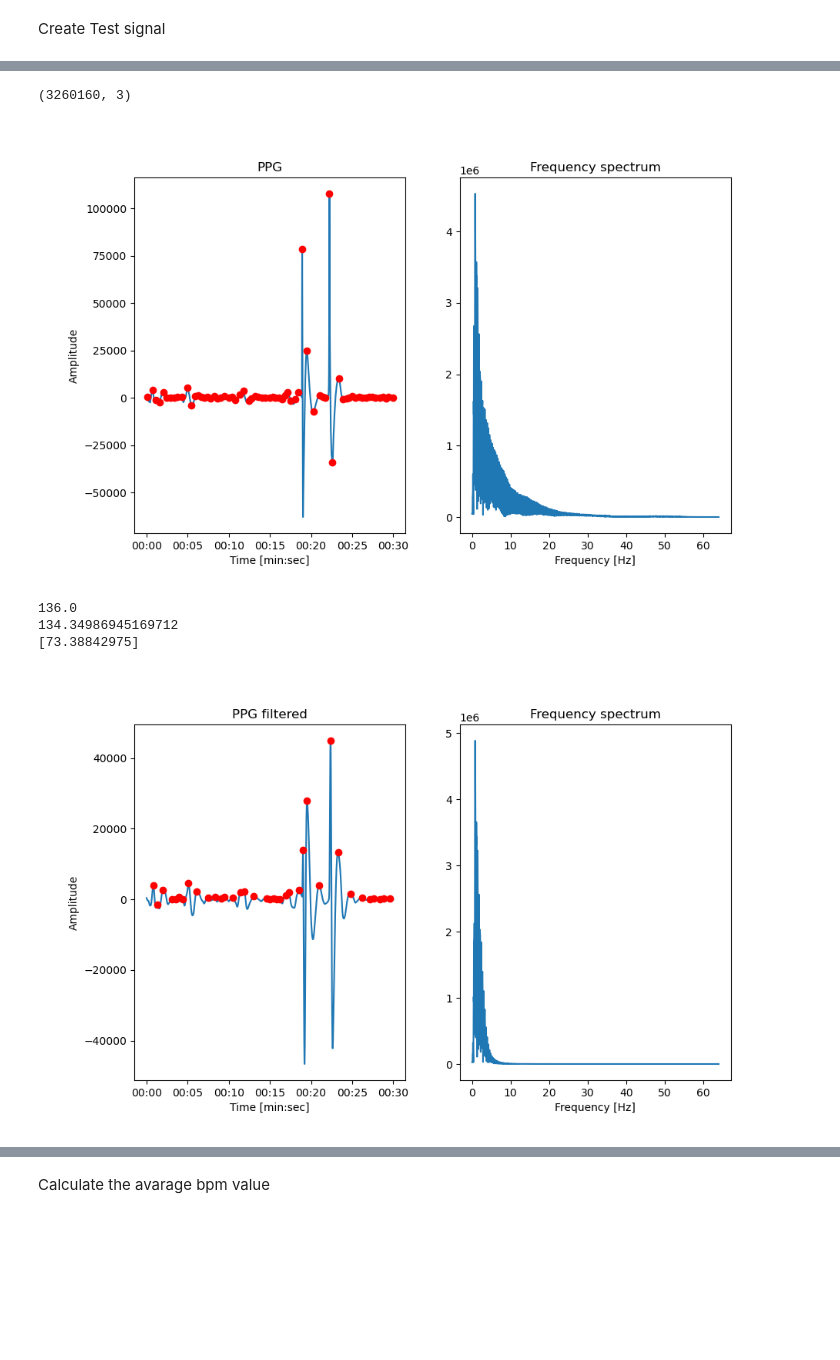
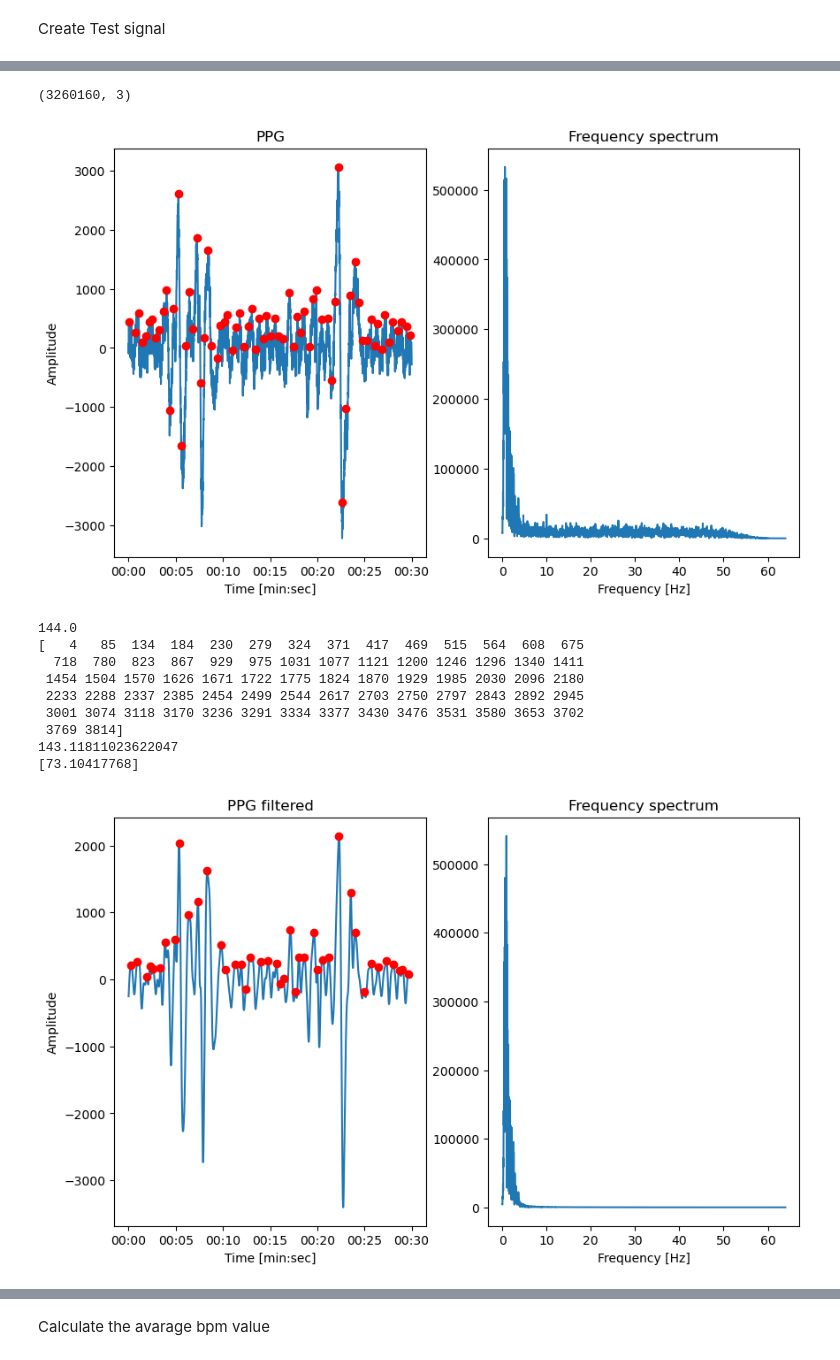
Before and after one commit to heden1/Heart-Rate-Estimation, a Jupyter notebook: groupXX_PPGHR.ipynb, the cells around one changed output, grey strips where cells are left out. Drawn from its saved outputs; the diff is of its cells as text; code cells hidden in the pictures; blank space fills up the shorter version.

```diff
--- a/groupXX_PPGHR.ipynb
+++ b/groupXX_PPGHR.ipynb
@@ -20,17 +13,20 @@ from scipy import fftpack
 # %%
 import os
 current_directory = os.getcwd()
+
 relative_path = "kaggle/input/24-exercise1/mhealth24_data_public.npy"
+new_path="/Users/anton_heden/Downloads/mhealth24_data_public.npy"
+
 full_path = os.path.join(current_directory, relative_path)
 # %%
 sampling_rate = 128  # Hz
 # Load data item containing the PPG, HR, and IMU signals from all phases
-data = np.load(full_path, allow_pickle=True).item() # now it is a dict
+data = np.load(new_path,allow_pickle=True).item() # now it is a dict
 
-#print('Keys for data:', data.keys())
+print('Keys for data:', data.keys())
 
 # Example to extract the data from phase 0
-phase0_data = data['phase 0']
+phase0_data =data['phase 0']
 phase1_data=data['phase 1']
 phase2_data=data['phase 2']
 phase3_data=data['phase 3']
@@ -197,43 +201,53 @@ plt.show()
 # %%
-intervall=[100,101]
+intervall=[152,153]
 
-#PROBLEM Area [100,300]
+#PROBLEM Area [150,400]
 
 signal_filtered=filter_signal(ppg_all_traning_data,40,180,128)
 signal_HP_filtered=filter_signal(ppg_all_traning_data,40,3000,128)
 shown_signal=get_intervall(signal_HP_filtered,intervall)
 shown_signal_filtered=get_intervall(signal_filtered,intervall)
 
 IMU_all_filtered=filter_signal(IMU_all,40,180,128)
 print(IMU_all_filtered.shape)
 shown_IMU=get_intervall(IMU_all_filtered,intervall)
 
 
 #subplot_signal(test_signal,test_signal_filtred, 'PPG wrist', 'Amplitude', 128)
 plot_signal(shown_signal, 'PPG', 'Amplitude', 128)
 print(get_bpm_with_count_peaks(shown_signal,duration=30*(intervall[1]-intervall[0])))
 print(get_bpm_with_measure_distance_beetweens_peaks(shown_signal))
 print(ref_hr_phase_all[intervall[0]:intervall[1]])
 
 plot_signal(shown_signal_filtered, 'PPG filtered', 'Amplitude', 128)
 print(get_bpm_with_count_peaks(shown_signal_filtered,duration=30*(intervall[1]-intervall[0])))
 print(get_bpm_with_measure_distance_beetweens_peaks(shown_signal_filtered))
 print(ref_hr_phase_all[intervall[0]:intervall[1]])
 
 
+
 plot_signal(shown_IMU, 'IMU', 'Amplitude', 128)
-%matplotlib widget
+
+
+
+#%matplotlib widget
 
 
 #plot_frequency_spectrum(filtered_signal_but, 128)
 #print(get_bpm_with_highest_amplitude(filtered_signal_but, 128))
 
 #plot_frequency_spectrum(test_signal_filtred, 128)
 #print(get_bpm_with_highest_amplitude(test_signal_filtred, 128))
 # %% [output]
 (3260160, 3)
-[figure, old version]
+[figure, new version]
-136.0
-134.34986945169712
-[73.38842975]
+144.0
+[   4   85  134  184  230  279  324  371  417  469  515  564  608  675
+  718  780  823  867  929  975 1031 1077 1121 1200 1246 1296 1340 1411
+ 1454 1504 1570 1626 1671 1722 1775 1824 1870 1929 1985 2030 2096 2180
+ 2233 2288 2337 2385 2454 2499 2544 2617 2703 2750 2797 2843 2892 2945
+ 3001 3074 3118 3170 3236 3291 3334 3377 3430 3476 3531 3580 3653 3702
+ 3769 3814]
+143.11811023622047
+[73.10417768]
-[figure, old version]
+[figure, new version]
```
Also changed, not shown: parts of 18 cells of this notebook, 6 other files.
